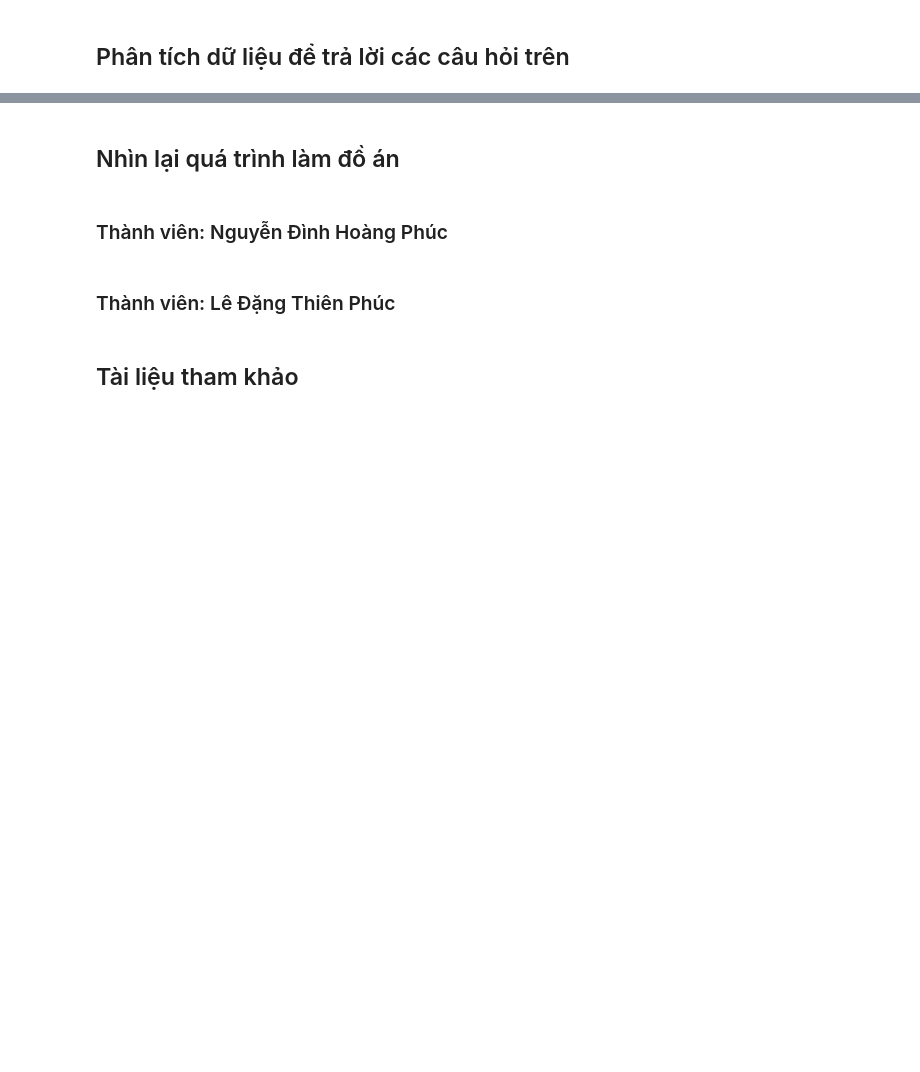
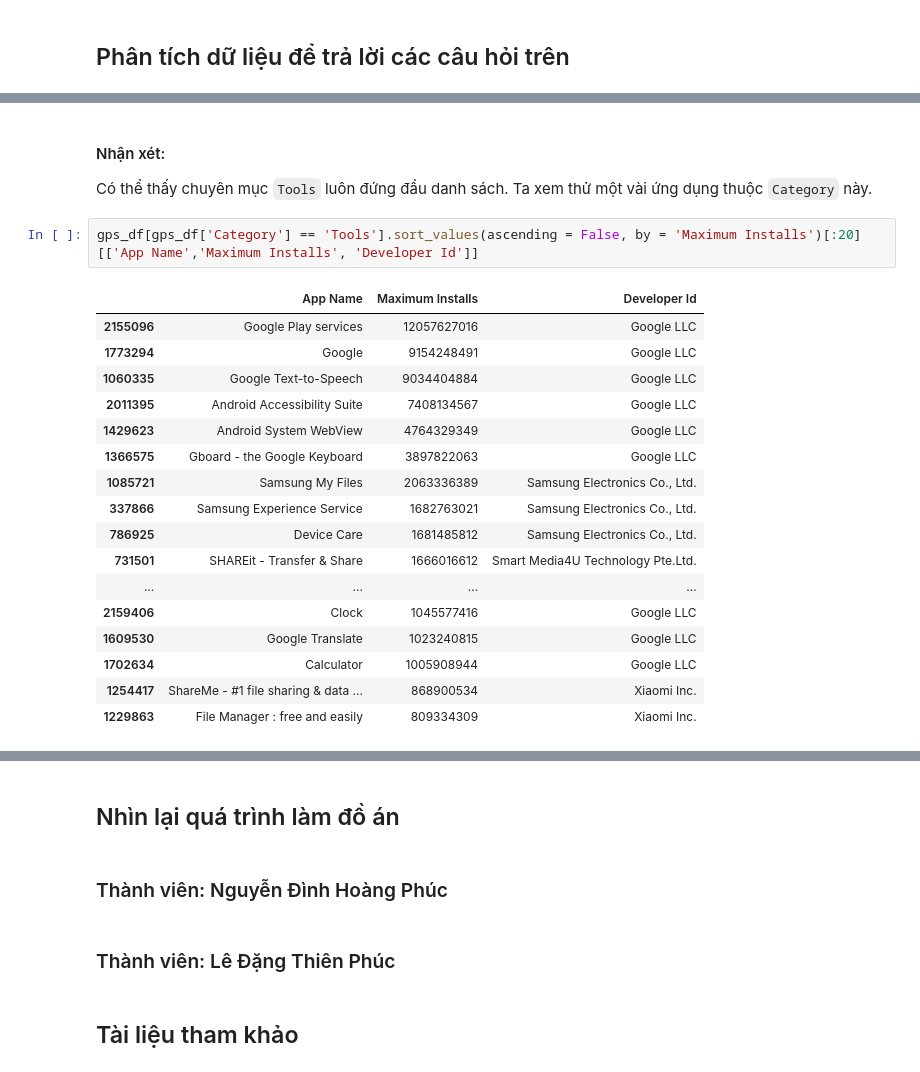
Before and after one commit to ldtpvince/P4DS_FINAL_PJ, a Jupyter notebook: 18120143-18120512.ipynb, the cells around one changed output, grey strips where cells are left out. Saved outputs shown, nothing was run; the diff lists cells and outputs as text; blank space fills up the shorter version.

Commit message:
Explore Data More

```diff
--- a/18120143-18120512.ipynb
+++ b/18120143-18120512.ipynb
@@ -344,0 +534,23 @@ Cột currency có giá trị "XXX" mang ý nghĩa là "No currency" (theo Wikip
+# %% [markdown]
+#### Nhận xét:
+Có thể thấy chuyên mục `Tools` luôn đứng đầu danh sách. Ta xem thử một vài ứng dụng thuộc `Category` này.
+# %%
+gps_df[gps_df['Category'] == 'Tools'].sort_values(ascending = False, by = 'Maximum Installs')[:20][['App Name','Maximum Installs', 'Developer Id']]
+# %% [output]
+|  | App Name | Maximum Installs | Developer Id |
+| 2155096 | Google Play services | 12057627016 | Google LLC |
+| 1773294 | Google | 9154248491 | Google LLC |
+| 1060335 | Google Text-to-Speech | 9034404884 | Google LLC |
+| 2011395 | Android Accessibility Suite | 7408134567 | Google LLC |
+| 1429623 | Android System WebView | 4764329349 | Google LLC |
+| 1366575 | Gboard - the Google Keyboard | 3897822063 | Google LLC |
+| 1085721 | Samsung My Files | 2063336389 | Samsung Electronics Co., Ltd. |
+| 337866 | Samsung Experience Service | 1682763021 | Samsung Electronics Co., Ltd. |
+| 786925 | Device Care | 1681485812 | Samsung Electronics Co., Ltd. |
+| 731501 | SHAREit - Transfer & Share | 1666016612 | Smart Media4U Technology Pte.Ltd. |
+| ... | ... | ... | ... |
+| 2159406 | Clock | 1045577416 | Google LLC |
+| 1609530 | Google Translate | 1023240815 | Google LLC |
+| 1702634 | Calculator | 1005908944 | Google LLC |
+| 1254417 | ShareMe - #1 file sharing & data ... | 868900534 | Xiaomi Inc. |
+| 1229863 | File Manager : free and easily | 809334309 | Xiaomi Inc. |
```
Also changed, not shown: parts of 43 cells of this notebook.
